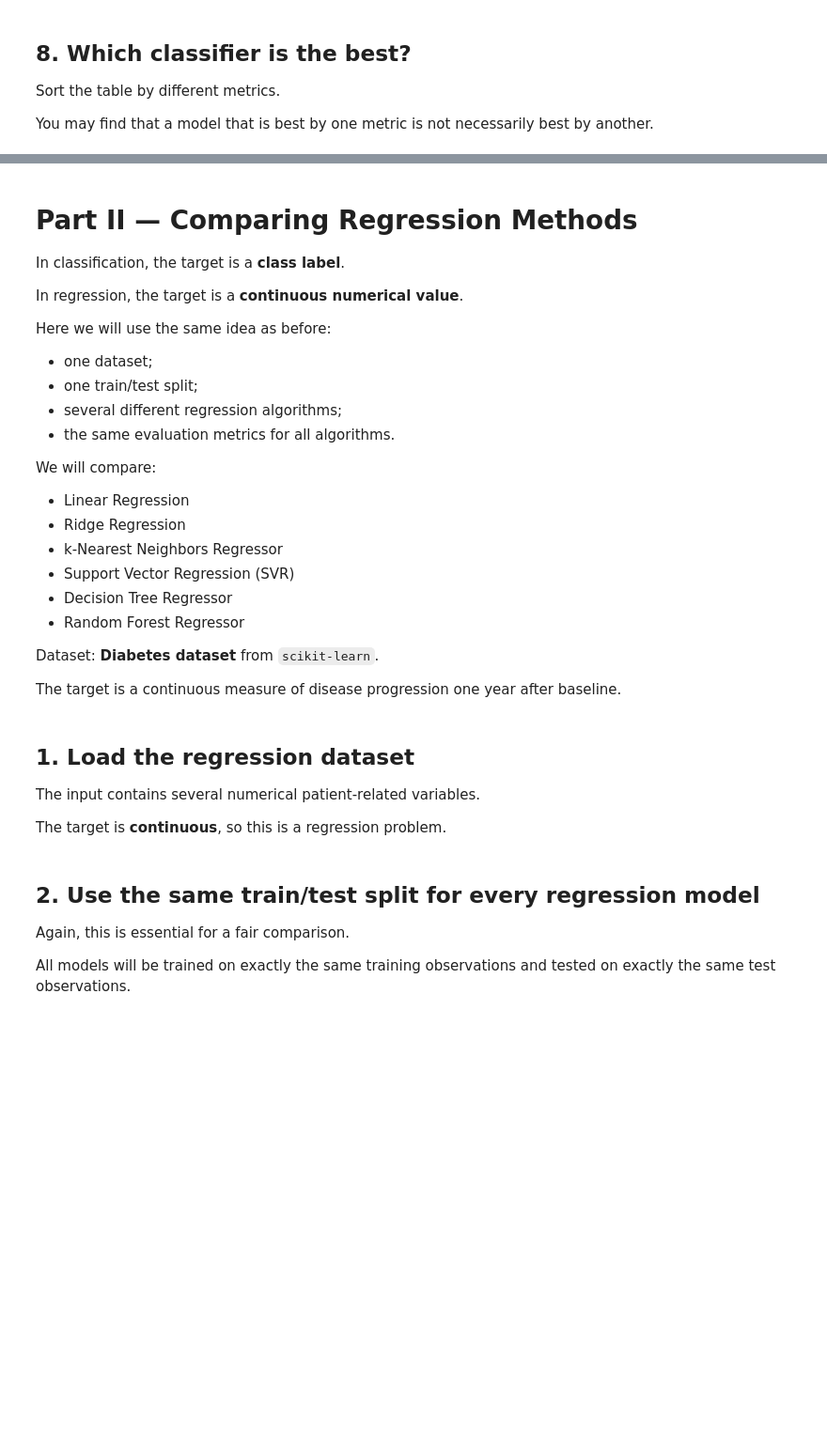
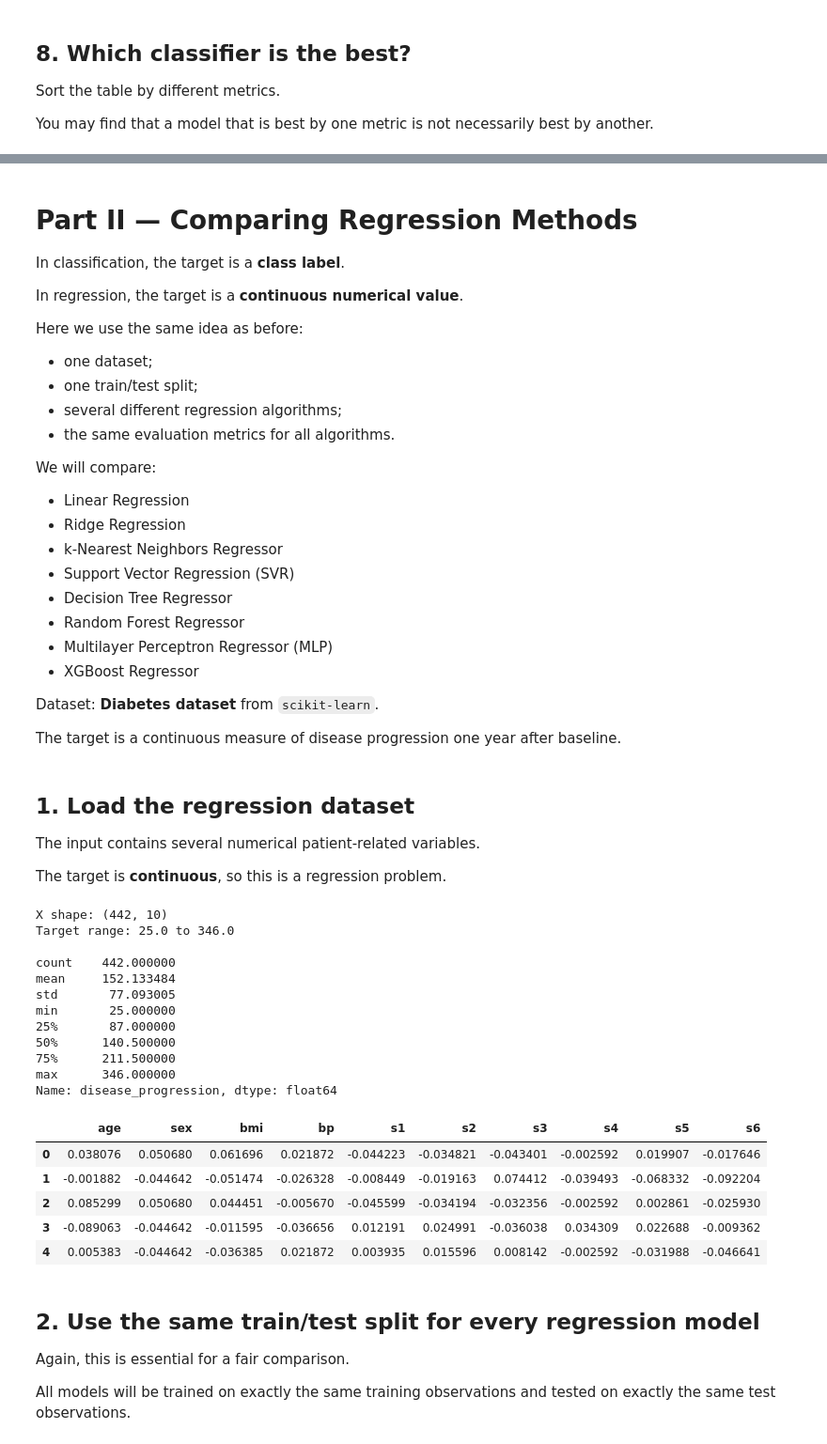
Before and after one commit to vytkuc/inf4039_2026_autumn, a Jupyter notebook: lab02_ml_methods/lab02.ipynb, the cells around one changed output, grey strips where cells are left out. Shown at 94% size. Saved outputs shown, nothing was run; the diff lists cells and outputs as text; code cells hidden in the pictures; blank space fills up the shorter version.

Commit message:
+XGBoost, MLP regressor

```diff
--- a/lab02_ml_methods/lab02.ipynb
+++ b/lab02_ml_methods/lab02.ipynb
@@ -382,7 +614,7 @@ In classification, the target is a **class label**.
 
 In regression, the target is a **continuous numerical value**.
 
-Here we will use the same idea as before:
+Here we use the same idea as before:
 
 - one dataset;
 - one train/test split;
@@ -397,6 +629,8 @@ We will compare:
 - Support Vector Regression (SVR)
 - Decision Tree Regressor
 - Random Forest Regressor
+- Multilayer Perceptron Regressor (MLP)
+- XGBoost Regressor
 
 Dataset: **Diabetes dataset** from `scikit-learn`.
 
@@ -424,17 +659,36 @@ The input contains several numerical patient-related variables.
 
 The target is **continuous**, so this is a regression problem.
 # %%
-reg_data = load_diabetes()
+reg_data = load_diabetes(scaled=False)  # Load the diabetes dataset without scaling features
 
 X_reg = pd.DataFrame(reg_data.data, columns=reg_data.feature_names)
 y_reg = pd.Series(reg_data.target, name="disease_progression")
 
 print("X shape:", X_reg.shape)
 print("Target range:", y_reg.min(), "to", y_reg.max())
 print()
 print(y_reg.describe())
 
 X_reg.head()
+# %% [output]
+X shape: (442, 10)
+Target range: 25.0 to 346.0
+
+count    442.000000
+mean     152.133484
+std       77.093005
+min       25.000000
+25%       87.000000
+50%      140.500000
+75%      211.500000
+max      346.000000
+Name: disease_progression, dtype: float64
+|  | age | sex | bmi | bp | s1 | s2 | s3 | s4 | s5 | s6 |
+| 0 | 0.038076 | 0.050680 | 0.061696 | 0.021872 | -0.044223 | -0.034821 | -0.043401 | -0.002592 | 0.019907 | -0.017646 |
+| 1 | -0.001882 | -0.044642 | -0.051474 | -0.026328 | -0.008449 | -0.019163 | 0.074412 | -0.039493 | -0.068332 | -0.092204 |
+| 2 | 0.085299 | 0.050680 | 0.044451 | -0.005670 | -0.045599 | -0.034194 | -0.032356 | -0.002592 | 0.002861 | -0.025930 |
+| 3 | -0.089063 | -0.044642 | -0.011595 | -0.036656 | 0.012191 | 0.024991 | -0.036038 | 0.034309 | 0.022688 | -0.009362 |
+| 4 | 0.005383 | -0.044642 | -0.036385 | 0.021872 | 0.003935 | 0.015596 | 0.008142 | -0.002592 | -0.031988 | -0.046641 |
 # %% [markdown]
 ## 2. Use the same train/test split for every regression model
 
```
Also changed, not shown: parts of 29 cells of this notebook.
